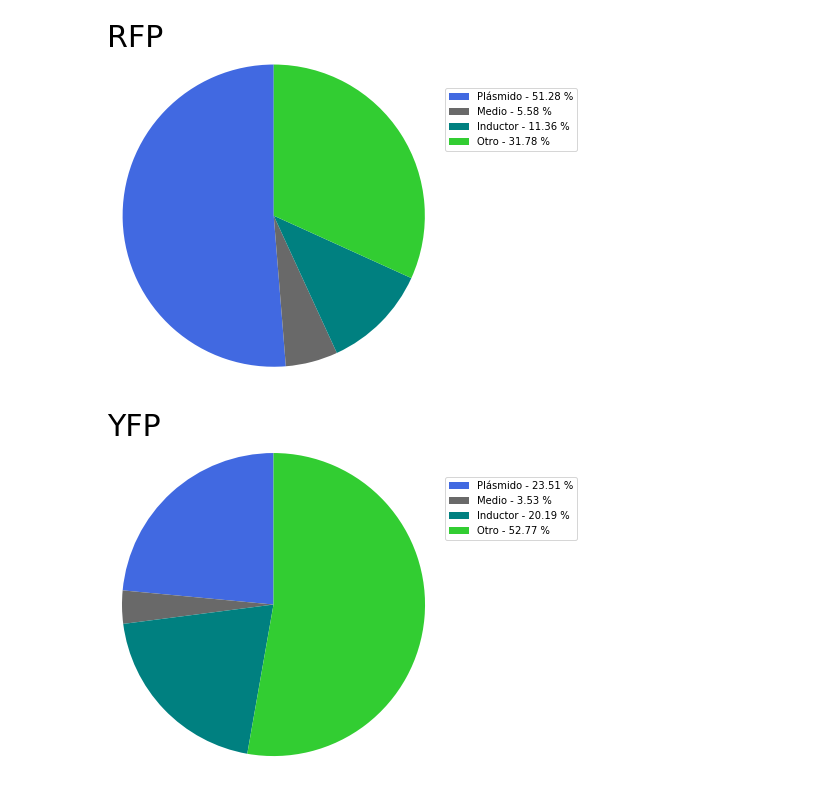
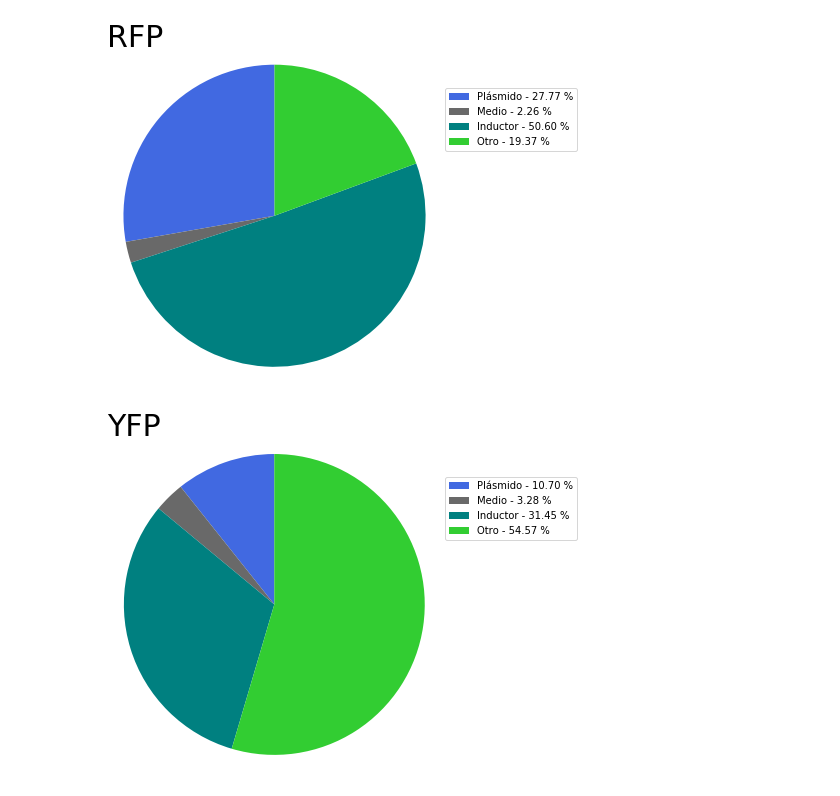
Before and after one commit to macams/Biosensores, a Jupyter notebook: Análisis/Ensayo 5 ind/ANOVA entropías todo.ipynb, the cells around one changed output. Drawn from its saved outputs; the diff is of its cells as text; code cells hidden in the pictures.

```diff
--- a/Análisis/Ensayo 5 ind/ANOVA entropías todo.ipynb
+++ b/Análisis/Ensayo 5 ind/ANOVA entropías todo.ipynb
@@ -9,21 +9,21 @@ from scipy.optimize import curve_fit
 from matplotlib import colors
 import seaborn as sns
 # %%
-vrfp=[51.28,5.58,11.36,31.78]
+vrfp=[27.77,2.26,50.60,19.37]
 factores=['Plásmido','Medio','Inductor','Otro']
 colores=['royalblue','dimgray','teal','limegreen']
 factac = ['{0} - {1:1.2f} %'.format(i,j) for i,j in zip(factores, vrfp)]
 
 plt.figure(figsize=(6,6))
 plt.title('RFP',loc=('left'),fontsize=30)
 patches, texts = plt.pie(vrfp, colors=colores, pctdistance=0.6,labeldistance=1.1,radius=1.,startangle=90)
 plt.axis('equal')
 plt.legend(patches,factac,loc=(1.01,0.7))
-plt.savefig(filename='anova rfp entropia.png',dpi=1200,facecolor='w',edgecolor='w',bbox_inches='tight',pad_inches=0.2)
+plt.savefig(fname='anova rfp entropia.png',dpi=1200,facecolor='w',edgecolor='w',bbox_inches='tight',pad_inches=0.2)
 # %% [output]
-[figure, old version]
+[figure, new version]
 # %%
-vyfp=[23.51,3.53,20.19,52.77]
+vyfp=[10.70,3.28,31.45,54.57]
 factores=['Plásmido','Medio','Inductor','Otro']
 factac = ['{0} - {1:1.2f} %'.format(i,j) for i,j in zip(factores, vyfp)]
 
@@ -32,7 +32,7 @@ plt.title('YFP',loc=('left'),fontsize=30)
 patches, texts = plt.pie(vyfp, colors=colores, pctdistance=0.6,labeldistance=1.1,radius=1.,startangle=90)
 plt.axis('equal')
 plt.legend(patches,factac,loc=(1.01,0.7))
-plt.savefig(filename='anova yfp entropia.png',dpi=1200,facecolor='w',edgecolor='w',bbox_inches='tight',pad_inches=0.2)
+plt.savefig(fname='anova yfp entropia.png',dpi=1200,facecolor='w',edgecolor='w',bbox_inches='tight',pad_inches=0.2)
 # %% [output]
-[figure, old version]
+[figure, new version]
 # %%
```
Also changed, not shown: parts of 3 cells of this notebook, 15 other files.
